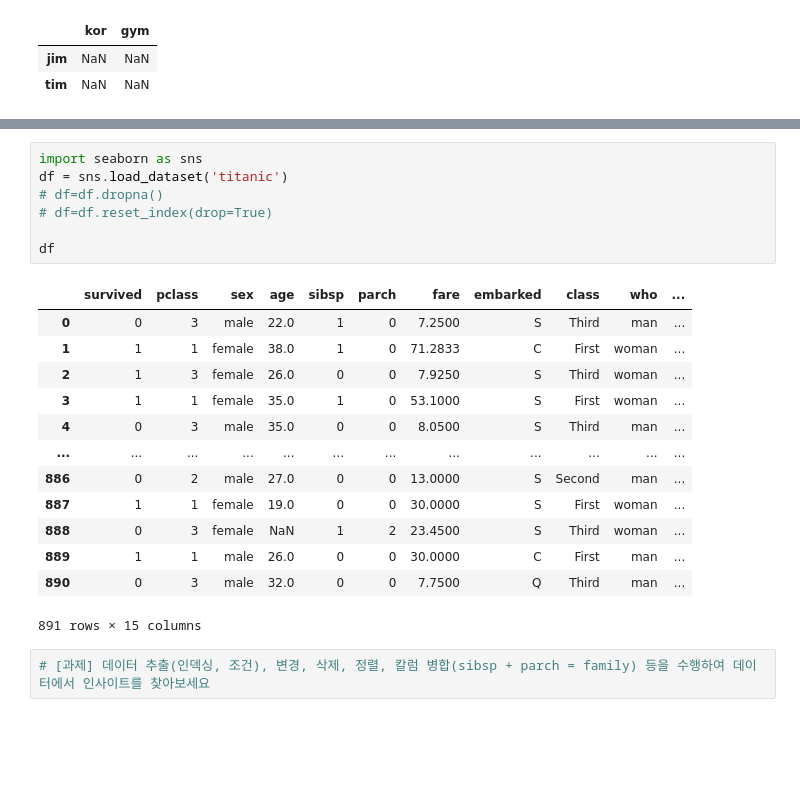
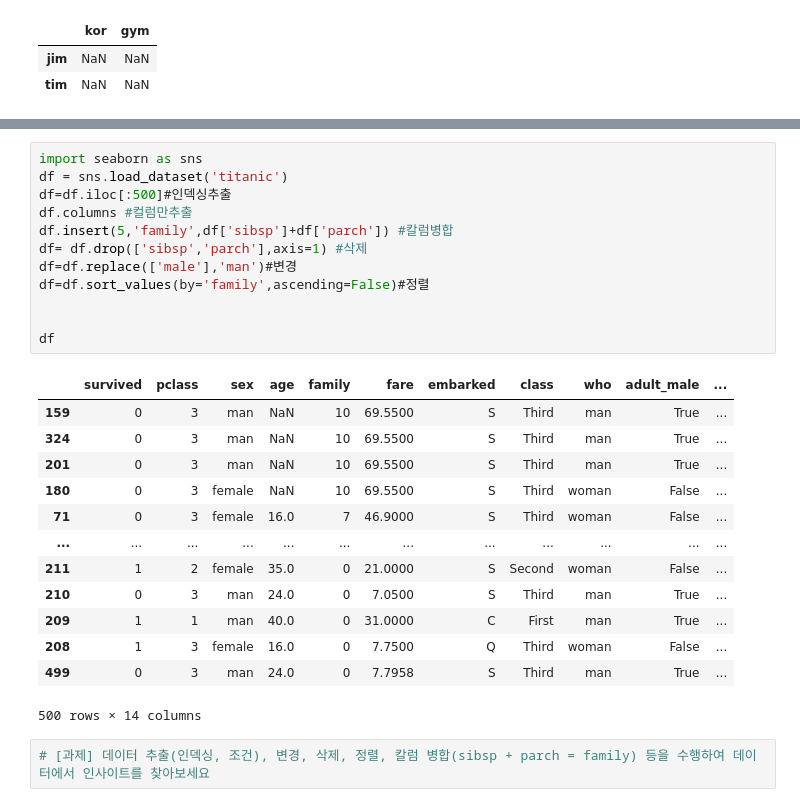
Before and after one commit to HyeonuJeong/Mycakd5, a Jupyter notebook: m2_분석라이브러리활용/pandas_응용.ipynb, the cells around one changed output, grey strips where cells are left out. Cells and saved outputs as stored; diff of their text form; blank space fills up the shorter version.

```diff
--- a/m2_분석라이브러리활용/pandas_응용.ipynb
+++ b/m2_분석라이브러리활용/pandas_응용.ipynb
@@ -392,23 +410,28 @@ Requirement already satisfied: pytz>=2017.3 in c:\users\admin\anaconda3\lib\site
 # %%
 import seaborn as sns
 df = sns.load_dataset('titanic')
-# df=df.dropna()
-# df=df.reset_index(drop=True)
+df=df.iloc[:500]#인덱싱추출
+df.columns #컬럼만추출
+df.insert(5,'family',df['sibsp']+df['parch']) #칼럼병합
+df= df.drop(['sibsp','parch'],axis=1) #삭제
+df=df.replace(['male'],'man')#변경
+df=df.sort_values(by='family',ascending=False)#정렬
+
 
 df
 # %% [output]
-|  | survived | pclass | sex | age | sibsp | parch | fare | embarked | class | who | ... |
-| 0 | 0 | 3 | male | 22.0 | 1 | 0 | 7.2500 | S | Third | man | ... |
-| 1 | 1 | 1 | female | 38.0 | 1 | 0 | 71.2833 | C | First | woman | ... |
-| 2 | 1 | 3 | female | 26.0 | 0 | 0 | 7.9250 | S | Third | woman | ... |
-| 3 | 1 | 1 | female | 35.0 | 1 | 0 | 53.1000 | S | First | woman | ... |
-| 4 | 0 | 3 | male | 35.0 | 0 | 0 | 8.0500 | S | Third | man | ... |
+|  | survived | pclass | sex | age | family | fare | embarked | class | who | adult_male | ... |
+| 159 | 0 | 3 | man | NaN | 10 | 69.5500 | S | Third | man | True | ... |
+| 324 | 0 | 3 | man | NaN | 10 | 69.5500 | S | Third | man | True | ... |
+| 201 | 0 | 3 | man | NaN | 10 | 69.5500 | S | Third | man | True | ... |
+| 180 | 0 | 3 | female | NaN | 10 | 69.5500 | S | Third | woman | False | ... |
+| 71 | 0 | 3 | female | 16.0 | 7 | 46.9000 | S | Third | woman | False | ... |
 | ... | ... | ... | ... | ... | ... | ... | ... | ... | ... | ... | ... |
-| 886 | 0 | 2 | male | 27.0 | 0 | 0 | 13.0000 | S | Second | man | ... |
-| 887 | 1 | 1 | female | 19.0 | 0 | 0 | 30.0000 | S | First | woman | ... |
-| 888 | 0 | 3 | female | NaN | 1 | 2 | 23.4500 | S | Third | woman | ... |
-| 889 | 1 | 1 | male | 26.0 | 0 | 0 | 30.0000 | C | First | man | ... |
-| 890 | 0 | 3 | male | 32.0 | 0 | 0 | 7.7500 | Q | Third | man | ... |
+| 211 | 1 | 2 | female | 35.0 | 0 | 21.0000 | S | Second | woman | False | ... |
+| 210 | 0 | 3 | man | 24.0 | 0 | 7.0500 | S | Third | man | True | ... |
+| 209 | 1 | 1 | man | 40.0 | 0 | 31.0000 | C | First | man | True | ... |
+| 208 | 1 | 3 | female | 16.0 | 0 | 7.7500 | Q | Third | woman | False | ... |
+| 499 | 0 | 3 | man | 24.0 | 0 | 7.7958 | S | Third | man | True | ... |
-891 rows × 15 columns
+500 rows × 14 columns
 # %%
 # [과제] 데이터 추출(인덱싱, 조건), 변경, 삭제, 정렬, 칼럼 병합(sibsp + parch = family) 등을 수행하여 데이터에서 인사이트를 찾아보세요
```
Also changed, not shown: parts of 5 cells of this notebook.
